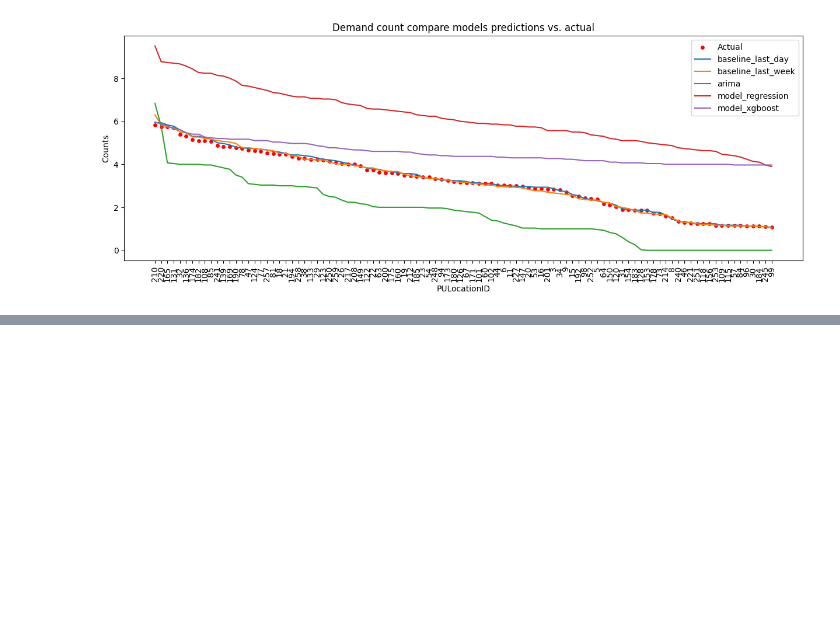
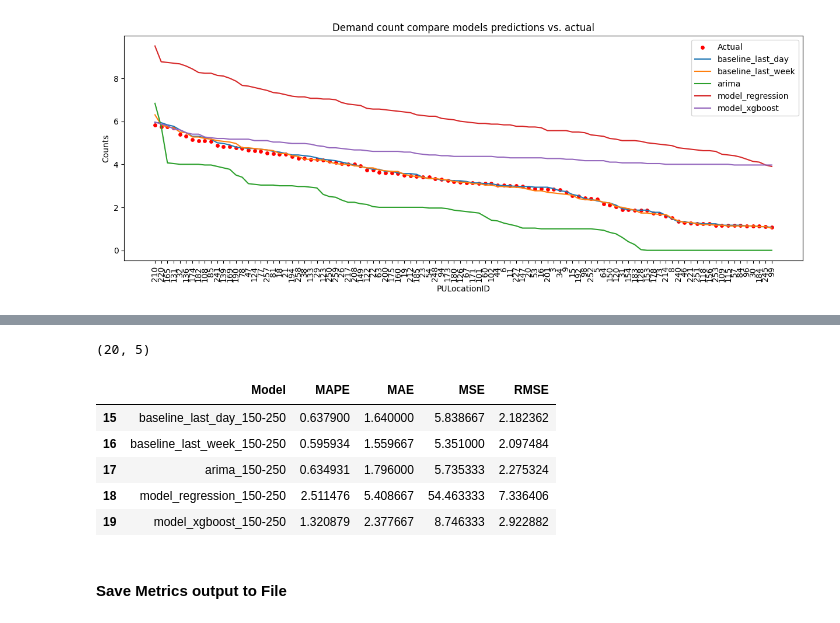
Before and after one commit to MohammadVatani/demand_prediction, a Jupyter notebook: Evaluation/Evaluation.ipynb, the cells around one changed output, grey strips where cells are left out. Cells and saved outputs as stored; diff of their text form; code cells hidden in the pictures; blank space fills up the shorter version.

```diff
--- a/Evaluation/Evaluation.ipynb
+++ b/Evaluation/Evaluation.ipynb
@@ -323,0 +334,4 @@ predictions_result.head()
+# %%
+predictions_result = pd.concat([predictions_result, pd.DataFrame(caculate_metrics(
+    xgb_rides_df_sorted, PULocationIDs_Metrics_sorted, 0, 50))], ignore_index=True)
+predictions_result = predictions_result.reset_index(drop=True)
@@ -323,0 +340,4 @@ predictions_result.head()
+# %%
+predictions_result = pd.concat([predictions_result, pd.DataFrame(caculate_metrics(
+    xgb_rides_df_sorted, PULocationIDs_Metrics_sorted, 50, 150))], ignore_index=True)
+predictions_result = predictions_result.reset_index(drop=True)
@@ -324,2 +346,19 @@ predictions_result.head()
+# %%
+predictions_result = pd.concat([predictions_result, pd.DataFrame(caculate_metrics(
+    xgb_rides_df_sorted, PULocationIDs_Metrics_sorted, 150, 250))], ignore_index=True)
+predictions_result = predictions_result.reset_index(drop=True)
+# %%
+print(predictions_result.shape)
+predictions_result.tail()
+# %% [output]
+(20, 5)
+|  | Model | MAPE | MAE | MSE | RMSE |
+| 15 | baseline_last_day_150-250 | 0.637900 | 1.640000 | 5.838667 | 2.182362 |
+| 16 | baseline_last_week_150-250 | 0.595934 | 1.559667 | 5.351000 | 2.097484 |
+| 17 | arima_150-250 | 0.634931 | 1.796000 | 5.735333 | 2.275324 |
+| 18 | model_regression_150-250 | 2.511476 | 5.408667 | 54.463333 | 7.336406 |
+| 19 | model_xgboost_150-250 | 1.320879 | 2.377667 | 8.746333 | 2.922882 |
+# %% [markdown]
+#### Save Metrics output to File
 # %%
 predictions_result.to_csv(PRED_RESULT_PATH)
```
Also changed, not shown: parts of 21 cells of this notebook, 1 other file.
